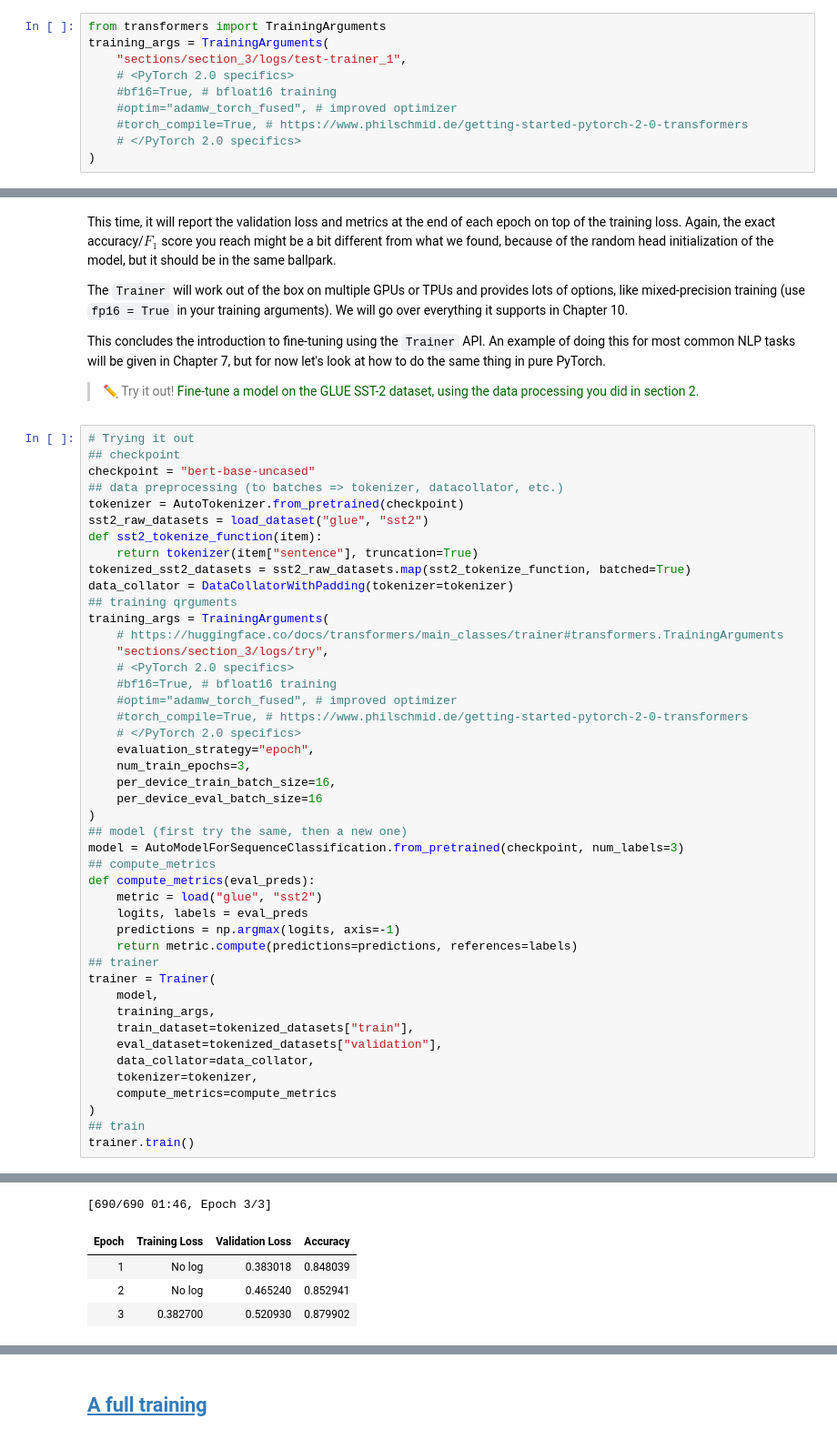
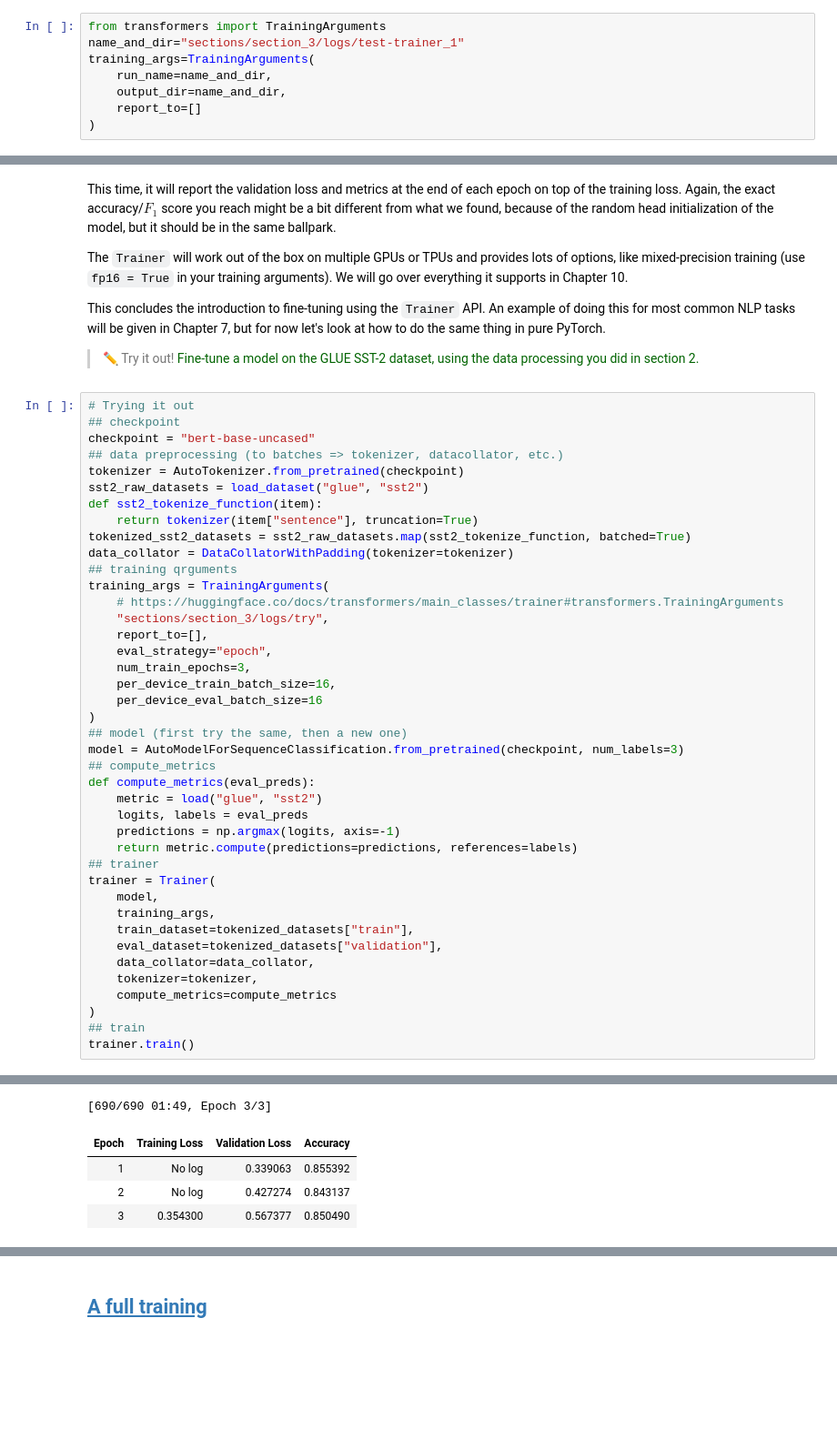
Before and after one commit to matthiasdroth/Huggingface-course, a Jupyter notebook: 3-Fine-tuning_a_pretrained_model.ipynb, the cells around one changed output, grey strips where cells are left out. Shown at 91% size. Cells and saved outputs as stored; diff of their text form; blank space fills up the shorter version.

```diff
--- a/3-Fine-tuning_a_pretrained_model.ipynb
+++ b/3-Fine-tuning_a_pretrained_model.ipynb
@@ -397,13 +400,11 @@ data_collator = DataCollatorWithPadding(tokenizer=tokenizer)
 The first step before we can define our `Trainer` is to define a `TrainingArguments` class that will contain all the hyperparameters the `Trainer` will use for training and evaluation. The only argument you have to provide is a directory where the trained model will be saved, as well as the checkpoints along the way. For all the rest, you can leave the defaults, which should work pretty well for a basic fine-tuning.
 # %%
 from transformers import TrainingArguments
-training_args = TrainingArguments(
-    "sections/section_3/logs/test-trainer_1",
-    # <PyTorch 2.0 specifics>
-    #bf16=True, # bfloat16 training
-    #optim="adamw_torch_fused", # improved optimizer
-    #torch_compile=True, # https://www.philschmid.de/getting-started-pytorch-2-0-transformers
-    # </PyTorch 2.0 specifics>
+name_and_dir="sections/section_3/logs/test-trainer_1"
+training_args=TrainingArguments(
+    run_name=name_and_dir,
+    output_dir=name_and_dir,
+    report_to=[]
 )
 # %% [markdown]
 > <font color="darkgreen">💡 If you want to automatically upload your model to the Hub during training, pass along `push_to_hub=True` in the `TrainingArguments`. We will learn more about this in [Chapter 4](https://huggingface.co/course/chapter4/3).</font>
@@ -575,12 +559,8 @@ data_collator = DataCollatorWithPadding(tokenizer=tokenizer)
 training_args = TrainingArguments(
     # https://huggingface.co/docs/transformers/main_classes/trainer#transformers.TrainingArguments
     "sections/section_3/logs/try",
-    # <PyTorch 2.0 specifics>
-    #bf16=True, # bfloat16 training
-    #optim="adamw_torch_fused", # improved optimizer
-    #torch_compile=True, # https://www.philschmid.de/getting-started-pytorch-2-0-transformers
-    # </PyTorch 2.0 specifics>
-    evaluation_strategy="epoch",
+    report_to=[],
+    eval_strategy="epoch",
     num_train_epochs=3,
     per_device_train_batch_size=16,
     per_device_eval_batch_size=16
@@ -612,5 +591,5 @@ You're using a BertTokenizerFast tokenizer. Please note that with a fast tokeniz
-[690/690 01:46, Epoch 3/3]
+[690/690 01:49, Epoch 3/3]
 | Epoch | Training Loss | Validation Loss | Accuracy |
-| 1 | No log | 0.383018 | 0.848039 |
-| 2 | No log | 0.465240 | 0.852941 |
-| 3 | 0.382700 | 0.520930 | 0.879902 |
+| 1 | No log | 0.339063 | 0.855392 |
+| 2 | No log | 0.427274 | 0.843137 |
+| 3 | 0.354300 | 0.567377 | 0.850490 |
```
Also changed, not shown: parts of 21 cells of this notebook, 1 other file.
